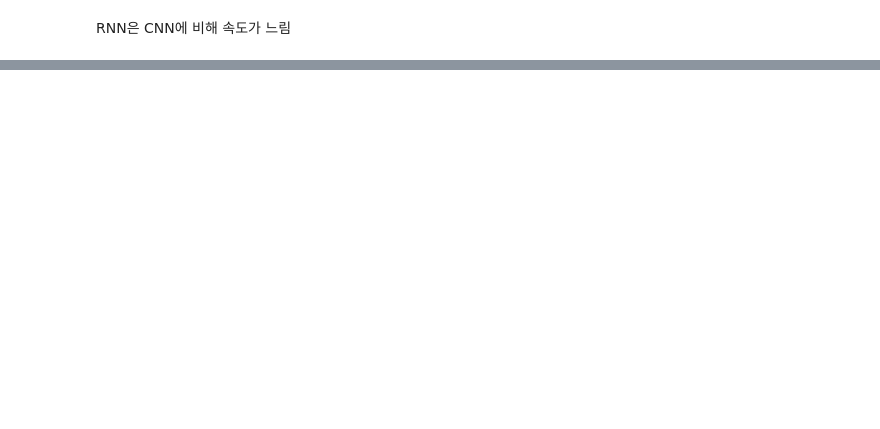
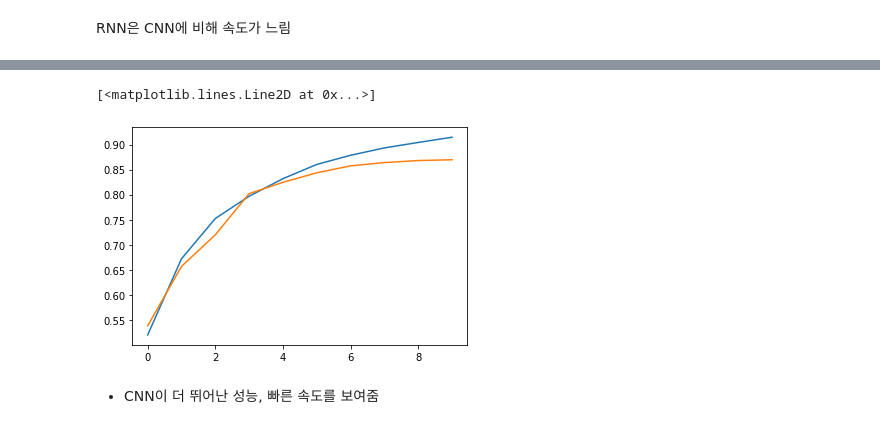
Before and after one commit to heewon330/TIL2, a Jupyter notebook: TIL2/machine_learning/RNN.ipynb, the cells around one changed output, grey strips where cells are left out. Cells and saved outputs as stored; diff of their text form; code cells hidden in the pictures; blank space fills up the shorter version.

```diff
--- a/TIL2/machine_learning/RNN.ipynb
+++ b/TIL2/machine_learning/RNN.ipynb
@@ -142,0 +266,8 @@ plt.plot( hist.history['val_acc'], label='validation accuracy')
+# %%
+plt.plot( hist.history['acc'], label='train accuracy')
+plt.plot( hist.history['val_acc'], label='validation accuracy')
+# %% [output]
+[<matplotlib.lines.Line2D at 0x...>]
+[figure, added]
+# %% [markdown]
+- CNN이 더 뛰어난 성능, 빠른 속도를 보여줌
```
Also changed, not shown: parts of 21 cells of this notebook.
